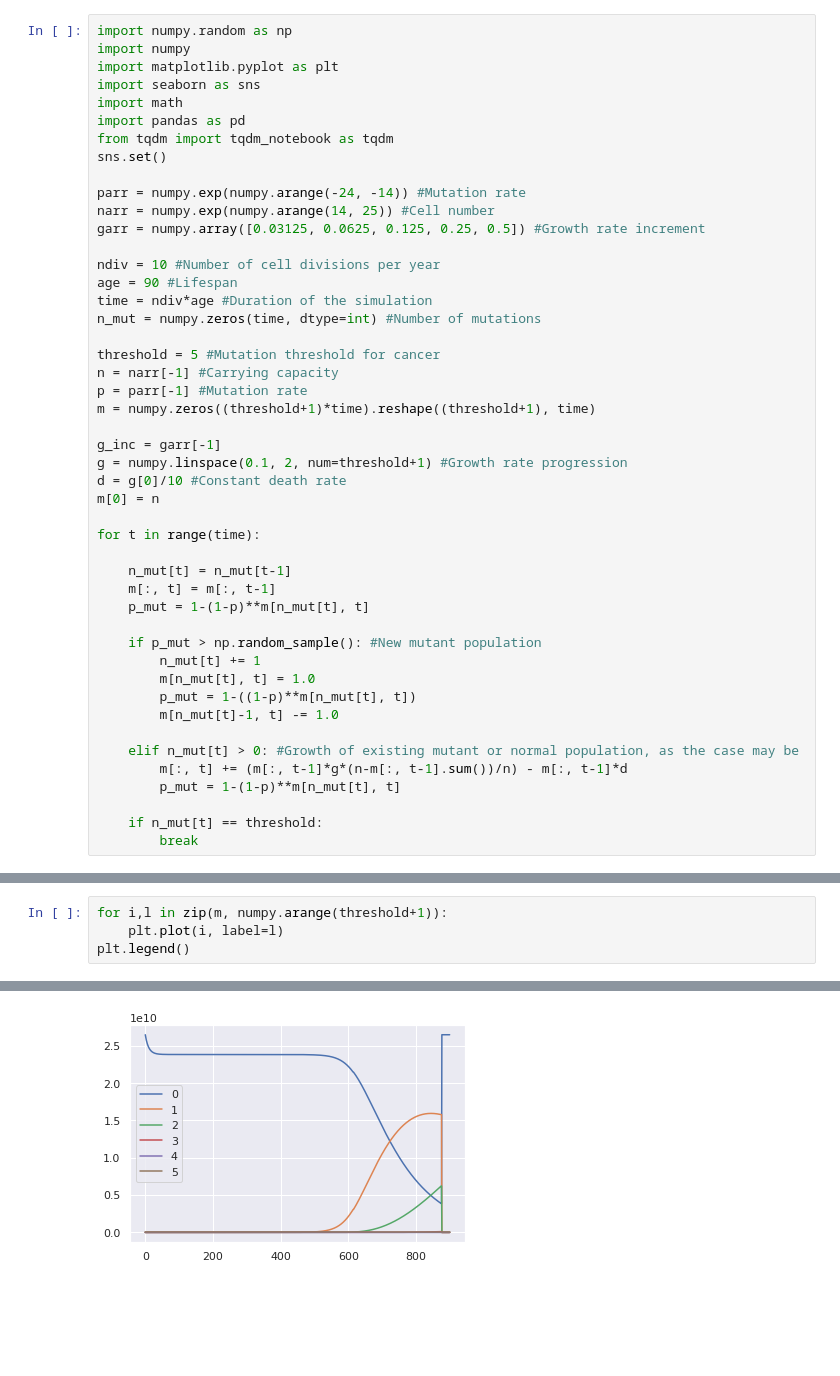
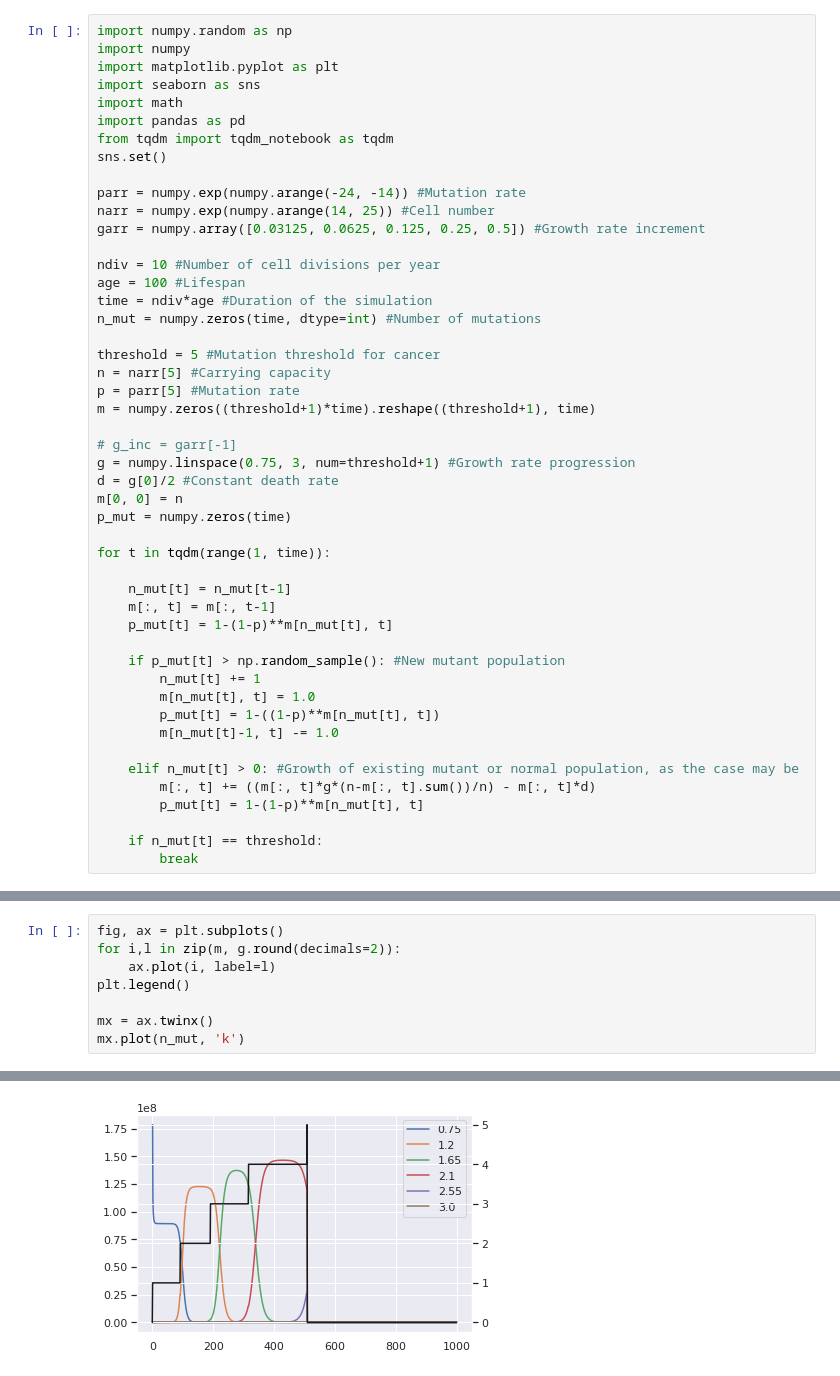
Before and after one commit to vibishanb/cancer-incidence-models, a Jupyter notebook: cell-competition-model.ipynb, the cells around one changed output, grey strips where cells are left out. Saved outputs shown, nothing was run; the diff lists cells and outputs as text; blank space fills up the shorter version.

```diff
--- a/cell-competition-model.ipynb
+++ b/cell-competition-model.ipynb
@@ -13,42 +13,47 @@ narr = numpy.exp(numpy.arange(14, 25)) #Cell number
 garr = numpy.array([0.03125, 0.0625, 0.125, 0.25, 0.5]) #Growth rate increment
 
 ndiv = 10 #Number of cell divisions per year
-age = 90 #Lifespan
+age = 100 #Lifespan
 time = ndiv*age #Duration of the simulation
 n_mut = numpy.zeros(time, dtype=int) #Number of mutations
 
 threshold = 5 #Mutation threshold for cancer
-n = narr[-1] #Carrying capacity
-p = parr[-1] #Mutation rate
+n = narr[5] #Carrying capacity
+p = parr[5] #Mutation rate
 m = numpy.zeros((threshold+1)*time).reshape((threshold+1), time)
 
-g_inc = garr[-1]
-g = numpy.linspace(0.1, 2, num=threshold+1) #Growth rate progression
-d = g[0]/10 #Constant death rate
-m[0] = n
+# g_inc = garr[-1]
+g = numpy.linspace(0.75, 3, num=threshold+1) #Growth rate progression
+d = g[0]/2 #Constant death rate
+m[0, 0] = n
+p_mut = numpy.zeros(time)
 
-for t in range(time):
+for t in tqdm(range(1, time)):
 
     n_mut[t] = n_mut[t-1]
     m[:, t] = m[:, t-1]
-    p_mut = 1-(1-p)**m[n_mut[t], t]
+    p_mut[t] = 1-(1-p)**m[n_mut[t], t]
 
-    if p_mut > np.random_sample(): #New mutant population
+    if p_mut[t] > np.random_sample(): #New mutant population
         n_mut[t] += 1
         m[n_mut[t], t] = 1.0
-        p_mut = 1-((1-p)**m[n_mut[t], t])
+        p_mut[t] = 1-((1-p)**m[n_mut[t], t])
         m[n_mut[t]-1, t] -= 1.0
 
     elif n_mut[t] > 0: #Growth of existing mutant or normal population, as the case may be
-        m[:, t] += (m[:, t-1]*g*(n-m[:, t-1].sum())/n) - m[:, t-1]*d
-        p_mut = 1-(1-p)**m[n_mut[t], t]
+        m[:, t] += ((m[:, t]*g*(n-m[:, t].sum())/n) - m[:, t]*d)
+        p_mut[t] = 1-(1-p)**m[n_mut[t], t]
 
     if n_mut[t] == threshold:
         break
 # %% [output]
 [interactive output not drawn]
 # %%
-for i,l in zip(m, numpy.arange(threshold+1)):
-    plt.plot(i, label=l)
+fig, ax = plt.subplots()
+for i,l in zip(m, g.round(decimals=2)):
+    ax.plot(i, label=l)
 plt.legend()
+
+mx = ax.twinx()
+mx.plot(n_mut, 'k')
 # %% [output]
@@ -56 +61 @@ plt.legend()
-[figure, old version]
+[figure, new version]
```
Also changed, not shown: parts of 4 cells of this notebook, 1 other file.
